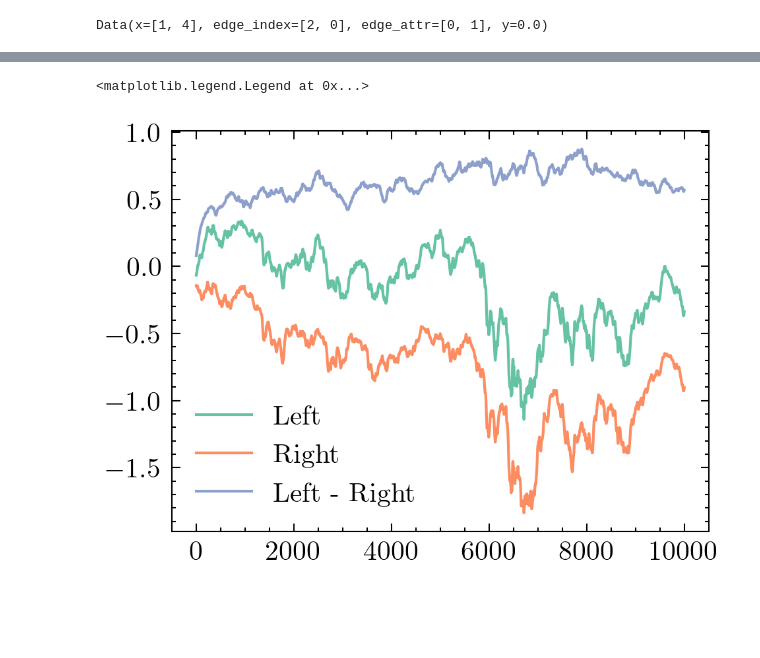
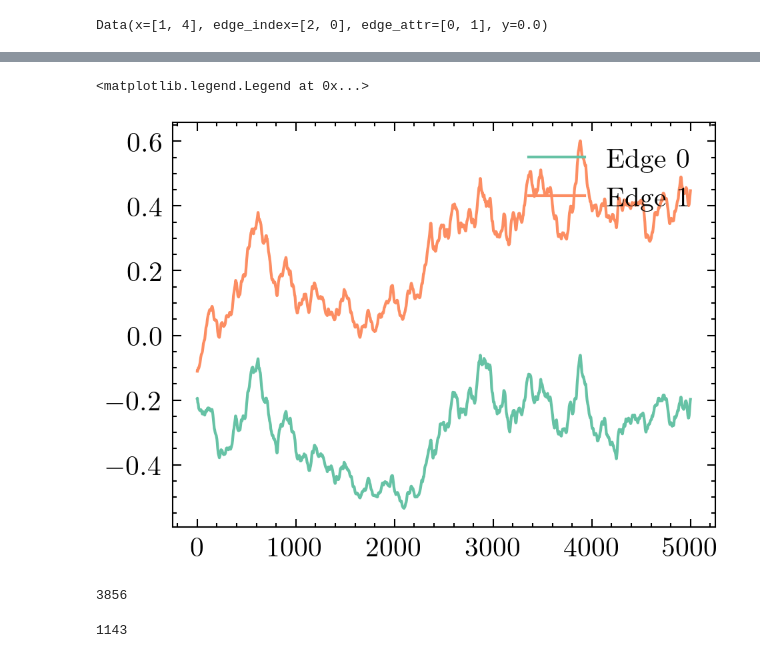
Before and after one commit to LangeMoritz/neural_matching, a Jupyter notebook: build_decoder.ipynb, the cells around one changed output, grey strips where cells are left out. Saved outputs shown, nothing was run; the diff lists cells and outputs as text; code cells hidden in the pictures; blank space fills up the shorter version.

```diff
--- a/build_decoder.ipynb
+++ b/build_decoder.ipynb
@@ -79,7 +107,7 @@ Data(x=[1, 4], edge_index=[2, 0], edge_attr=[0, 1], y=0.0)
 model = EdgeWeightGNN()
 model.train()
 optimizer = torch.optim.Adam(model.parameters(), lr=0.001)
-num_epochs = 10000
+num_epochs = 5000
 loss_history, mean_history = [], []
 for epoch in range(num_epochs):
     epoch_loss = []
@@ -92,25 +120,24 @@ for epoch in range(num_epochs):
         edge_index, edge_weights_mean, num_real_nodes, num_boundary_nodes = \
             model(data.x, data.edge_index, data.edge_attr)
         sampled_edge_weights, log_probs = sample_weights_get_log_probs(edge_weights_mean, num_draws_per_sample, stddev)
-        sampled_edge_weights = torch.sigmoid(sampled_edge_weights)
+        # sampled_edge_weights = torch.sigmoid(sampled_edge_weights)
         for j in range(num_draws_per_sample):
             edge_weights_j = sampled_edge_weights[j, :]
             reward, matching = compute_mwpm_reward(edge_index, edge_weights_j, num_real_nodes,num_boundary_nodes, data.y)
             # Store log-probabilities and rewards
-            all_log_probs.append(log_probs[j, :])
+            all_log_probs.append(log_probs[j])
             all_rewards.append(reward)
-        # print(matching)
         # Stack log-probs and rewards for averaging
-        all_log_probs = torch.stack(all_log_probs, dim=0)  # Shape: (num_draws_per_sample, num_edges)
+        all_log_probs = torch.stack(all_log_probs)  # Shape: (num_draws_per_sample,)
         all_rewards = torch.tensor(all_rewards, dtype=torch.float32)            # Shape: (num_draws_per_sample,)
         # The loss per draw and per edge is the log-probability times the reward
-        loss_per_draw = all_log_probs * all_rewards[:, None]  # Shape: (num_draws_per_sample, num_edges)
+        loss_per_draw = all_log_probs * all_rewards  # Shape: (num_draws_per_sample, )
 
         # Compute the REINFORCE loss for each edge
-        loss_per_sample = -torch.mean(loss_per_draw, dim=0)  # Shape: (num_edges,)
+        loss_per_sample = -torch.mean(loss_per_draw)  # Shape: (1,)
         mean_reward_per_sample = torch.mean(all_rewards)
         optimizer.zero_grad()
-        loss_per_sample.backward(torch.ones_like(loss_per_sample))  # Provide gradient for each edge
+        loss_per_sample.backward()  # Provide gradient for each sample
         optimizer.step()
 
         # mean over all samples
@@ -146,14 +173,32 @@ Epoch [9900/10000], Loss: -0.9197, Mean Reward: 1.0000
-# %%
-epoch = np.arange(num_epochs)
-fig, ax = plt.subplots()
-ax.plot(epoch, mean_history[:, 0], label = 'Left')
-ax.plot(epoch, mean_history[:, 1], label = 'Right')
-ax.plot(epoch, mean_history[:, 0] - mean_history[:, 1], label = 'Left - Right')
-ax.legend(loc = 'lower left')
-
-# events = [1800, 2900, 4400]
-# for e in events:
-#     ax.axvline(e, color = 'red', linestyle = '--')
-# %% [output]
-<matplotlib.legend.Legend at 0x...>
-[figure, removed]
+# %%
+epoch = np.arange(num_epochs)
+fig, ax = plt.subplots()
+mean_history_derivative = np.diff(mean_history, axis=0)
+mean_history_derivative_sign = np.sign(mean_history_derivative)
+epoch_derivative = epoch[:-1]
+
+# for i in range(mean_history_derivative.shape[1]):
+#     ax.plot(epoch_derivative, mean_history_derivative_sign[:, i], alpha = 0.7, label=f'Edge {i}')
+
+# mean_history_derivative_sign_diff = mean_history_derivative_sign[:, 0] - mean_history_derivative_sign[:, 1]
+# ax.plot(epoch_derivative, mean_history_derivative_sign_diff, label = 'Left - Right')
+
+for i in range(mean_history.shape[1]):
+    ax.plot(epoch, mean_history[:, i], label = f'Edge {i}')
+
+ax.legend(loc = 'upper right')
+
+# events = [1800, 2900, 4400]
+# for e in events:
+#     ax.axvline(e, color = 'red', linestyle = '--')
+# %% [output]
+<matplotlib.legend.Legend at 0x...>
+[figure, added]
+# %%
+np.sum(mean_history_derivative_sign_diff == 0)
+# %% [output]
+3856
+# %%
+np.sum(mean_history_derivative_sign_diff != 0)
+# %% [output]
+1143
```
Also changed, not shown: parts of 4 cells of this notebook, 2 other files.
